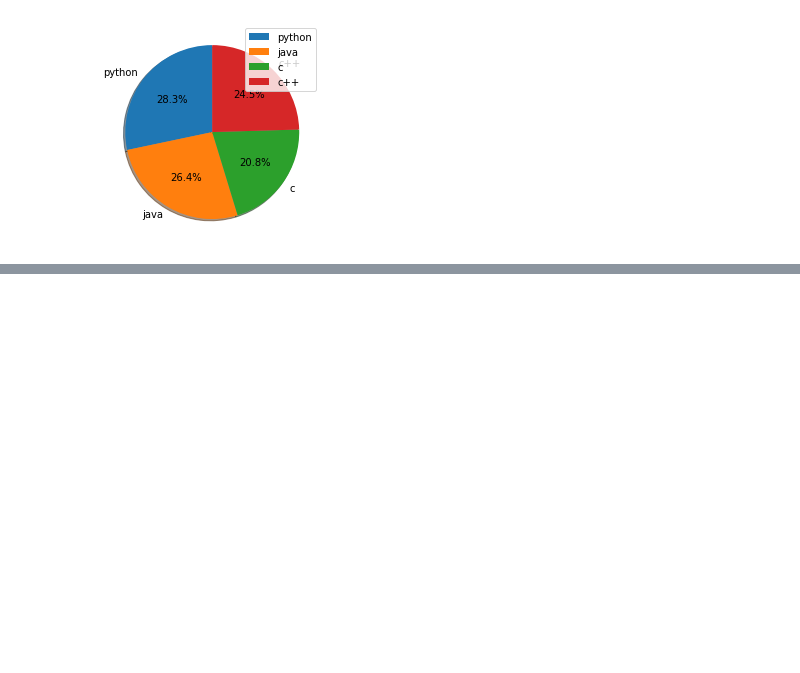
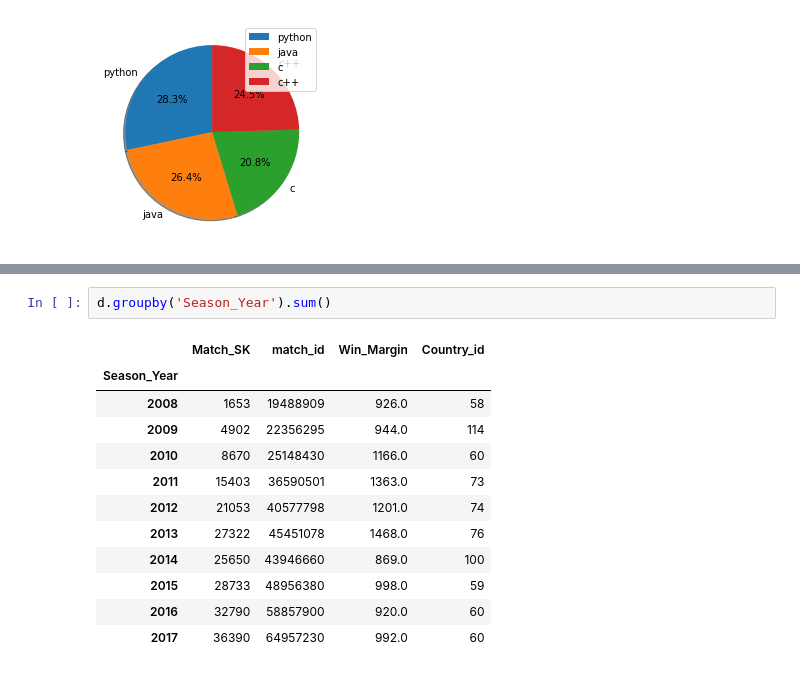
Before and after one commit to Bhargavkrishna137/gitam-vizag-python, a Jupyter notebook: Day 06(21-09-2019).ipynb, the cells around one changed output, grey strips where cells are left out. Saved outputs shown, nothing was run; the diff lists cells and outputs as text; blank space fills up the shorter version.

```diff
--- a/Day 06(21-09-2019).ipynb
+++ b/Day 06(21-09-2019).ipynb
@@ -210,0 +236,15 @@ plt.show()
+# %%
+d.groupby('Season_Year').sum()
+# %% [output]
+|  | Match_SK | match_id | Win_Margin | Country_id |
+| Season_Year |  |  |  |  |
+| 2008 | 1653 | 19488909 | 926.0 | 58 |
+| 2009 | 4902 | 22356295 | 944.0 | 114 |
+| 2010 | 8670 | 25148430 | 1166.0 | 60 |
+| 2011 | 15403 | 36590501 | 1363.0 | 73 |
+| 2012 | 21053 | 40577798 | 1201.0 | 74 |
+| 2013 | 27322 | 45451078 | 1468.0 | 76 |
+| 2014 | 25650 | 43946660 | 869.0 | 100 |
+| 2015 | 28733 | 48956380 | 998.0 | 59 |
+| 2016 | 32790 | 58857900 | 920.0 | 60 |
+| 2017 | 36390 | 64957230 | 992.0 | 60 |
```
Also changed, not shown: parts of 7 cells of this notebook.
